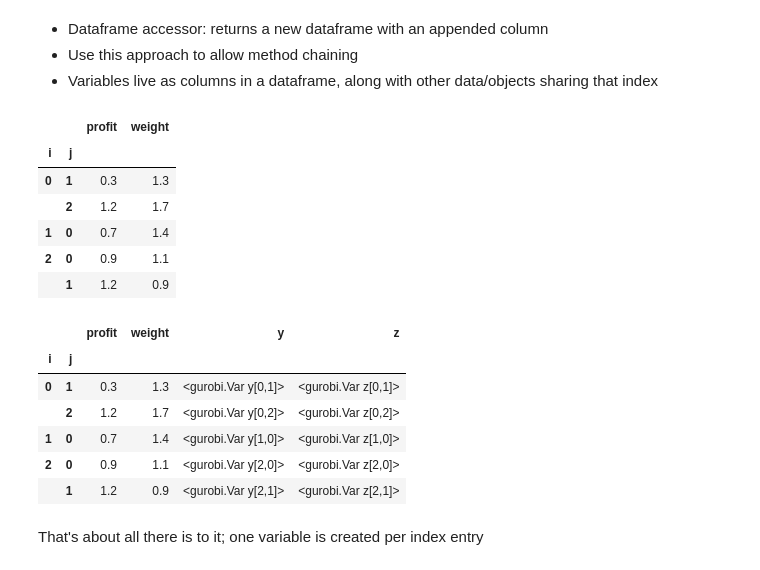
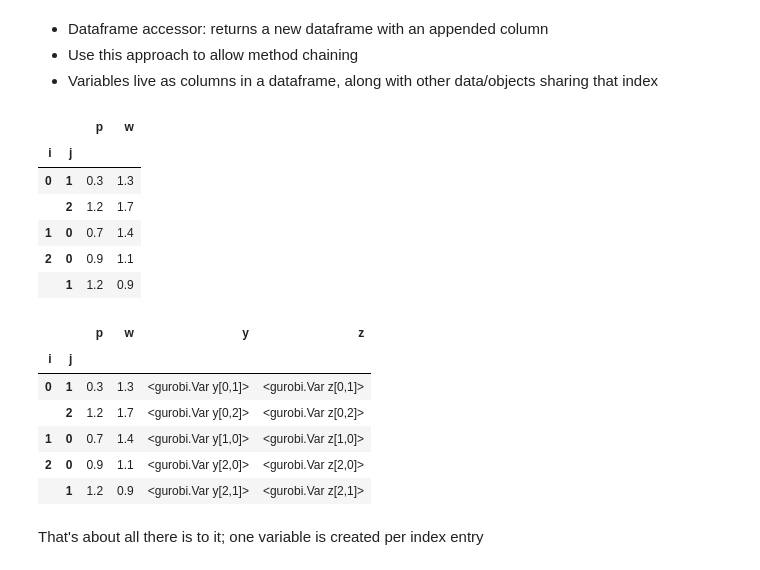
Before and after one commit to Gurobi/gurobipy-pandas, a Jupyter notebook: webinar.ipynb, the cells around one changed output. Drawn from its saved outputs; the diff is of its cells as text; code cells hidden in the pictures.

```diff
--- a/webinar.ipynb
+++ b/webinar.ipynb
@@ -130,8 +131,8 @@ data = pd.DataFrame(
     {
         "i": [0, 0, 1, 2, 2],
         "j": [1, 2, 0, 0, 1],
-        "profit": [0.3, 1.2, 0.7, 0.9, 1.2],
-        "weight": [1.3, 1.7, 1.4, 1.1, 0.9],
+        "p": [0.3, 1.2, 0.7, 0.9, 1.2],
+        "w": [1.3, 1.7, 1.4, 1.1, 0.9],
     }
 ).set_index(["i", "j"])
 # %%
@@ -166,7 +170,7 @@ Name: x, dtype: object
 # %%
 data
 # %% [output]
-|  |  | profit | weight |
+|  |  | p | w |
 | i | j |  |  |
 | 0 | 1 | 0.3 | 1.3 |
 |  | 2 | 1.2 | 1.7 |
@@ -176,12 +180,12 @@ data
 # %%
 variables = (
     data
     .gppd.add_vars(model, name="y", ub=100.0)
-    .gppd.add_vars(model, name="z", obj="profit")
+    .gppd.add_vars(model, name="z", obj="p")
 )
 variables
 # %% [output]
-|  |  | profit | weight | y | z |
+|  |  | p | w | y | z |
 | i | j |  |  |  |  |
 | 0 | 1 | 0.3 | 1.3 | <gurobi.Var y[0,1]> | <gurobi.Var z[0,1]> |
 |  | 2 | 1.2 | 1.7 | <gurobi.Var y[0,2]> | <gurobi.Var z[0,2]> |
```
Also changed, not shown: parts of 26 cells of this notebook.
